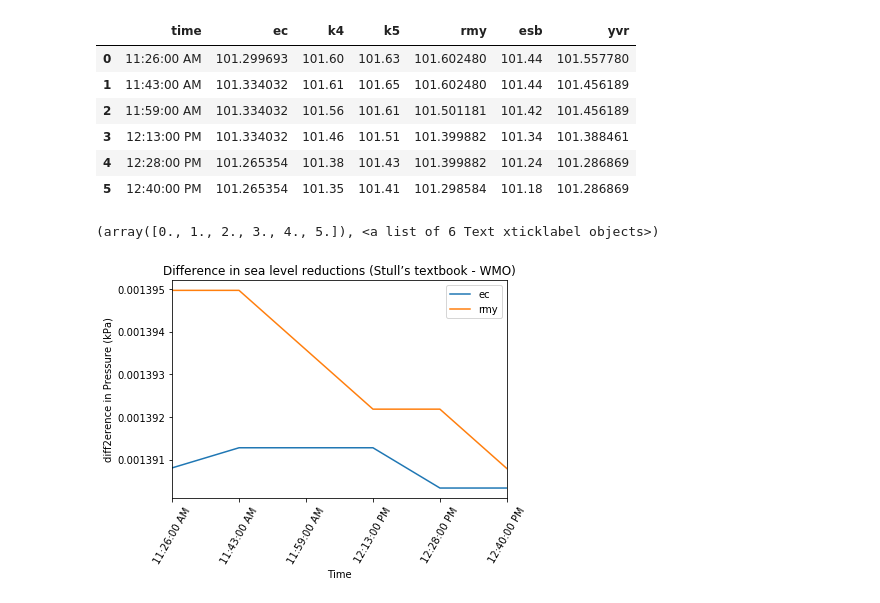
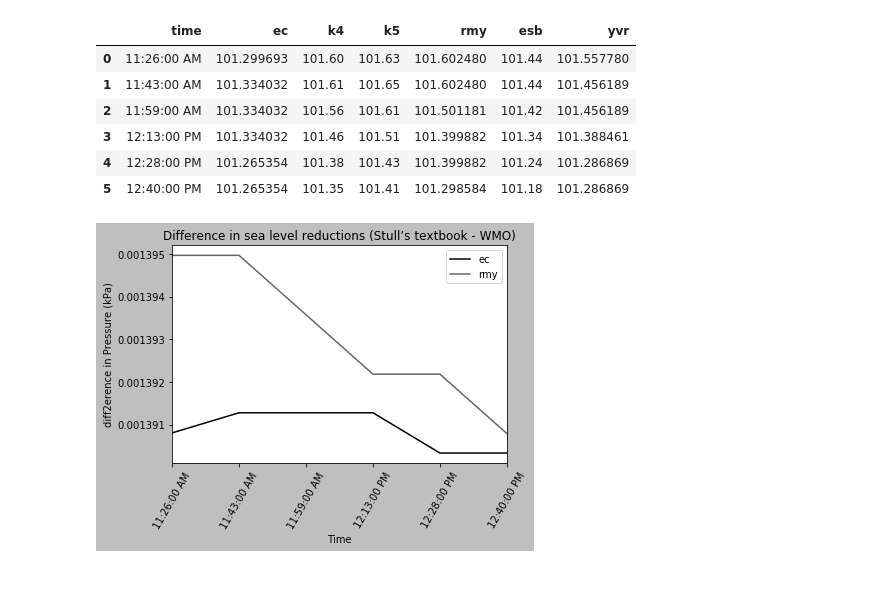
Before and after one commit to Pearl-Ayem/a303_course_work, a Jupyter notebook: Lab 5/Barometry .ipynb, the cells around one changed output. Drawn from its saved outputs; the diff is of its cells as text; code cells hidden in the pictures.

```diff
--- a/Lab 5/Barometry .ipynb
+++ b/Lab 5/Barometry .ipynb
@@ -63,4 +63,5 @@ ax.set_xlabel('Time')
 ax.set_ylabel('Pressure (kPa)')
 ax.legend(['EcoCelli','Kestrel 4000','Kestrel 5000','RM Young','ESB','YVR'])
 plt.xticks(rotation=60)
+plt.style.use('grayscale')
 # %% [output]
@@ -80,4 +80,5 @@ ax.set_xlabel('Time')
 ax.set_ylabel('Pressure (kPa)')
 ax.legend(['EcoCelli','Kestrel 4000','Kestrel 5000','RM Young','ESB','YVR'])
 plt.xticks(rotation=60)
+plt.style.use('grayscale')
 # %% [output]
@@ -176,4 +176,5 @@ plt.xlabel('Height ASL (m)')
 plt.ylabel('sea-level gravitational acceleration $(ms^{-2})$')
 plt.title('local gravitational acceleration g vs elevation H ')
 plt.legend()
+plt.style.use('grayscale')
 # %% [output]
@@ -232,18 +232,18 @@ df_WMO
 # %%
 diff2=df_cal.copy()
 diff2['ec']=df_cal.ec-df_WMO.ec
 diff2['k4']=df_cal.k4-df_WMO.k4
 diff2['k5']=df_cal.k5-df_WMO.k5
 diff2['rmy']=df_cal.rmy-df_WMO.rmy
 diff2['esb']=df_cal.esb-df_WMO.esb
 diff2['yvr']=df_cal.yvr-df_WMO.yvr
 
 ax= diff2.plot(x='time',y=['ec','rmy'])
 ax.set_title('Difference in sea level reductions (Stull’s textbook - WMO)')
 ax.set_xlabel('Time')
 ax.set_ylabel('diff2erence in Pressure (kPa)')
 ax.ticklabel_format(useOffset=False,axis='y')
 plt.xticks(rotation=60)
+plt.style.use('grayscale')
 # %% [output]
-(array([0., 1., 2., 3., 4., 5.]), <a list of 6 Text xticklabel objects>)
-[figure, old version]
+[figure, new version]
```
Also changed, not shown: parts of 5 cells of this notebook, 6 other files.
